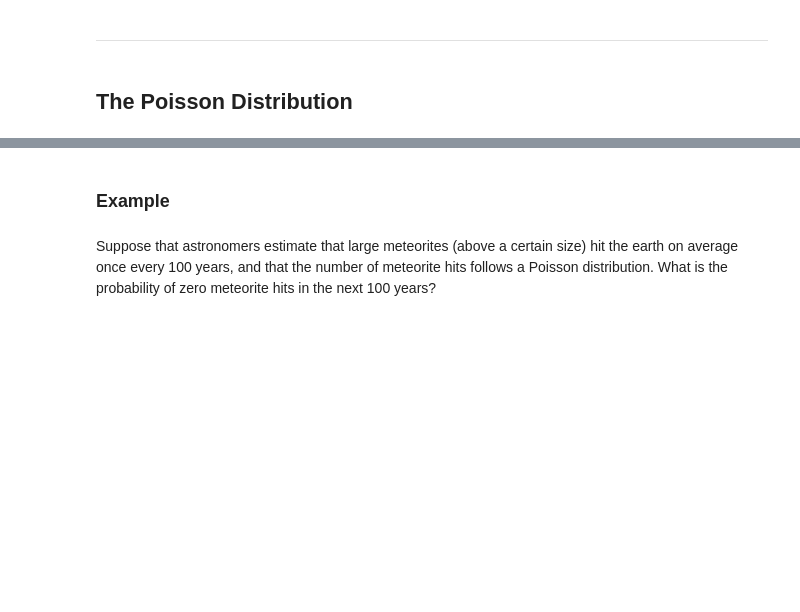
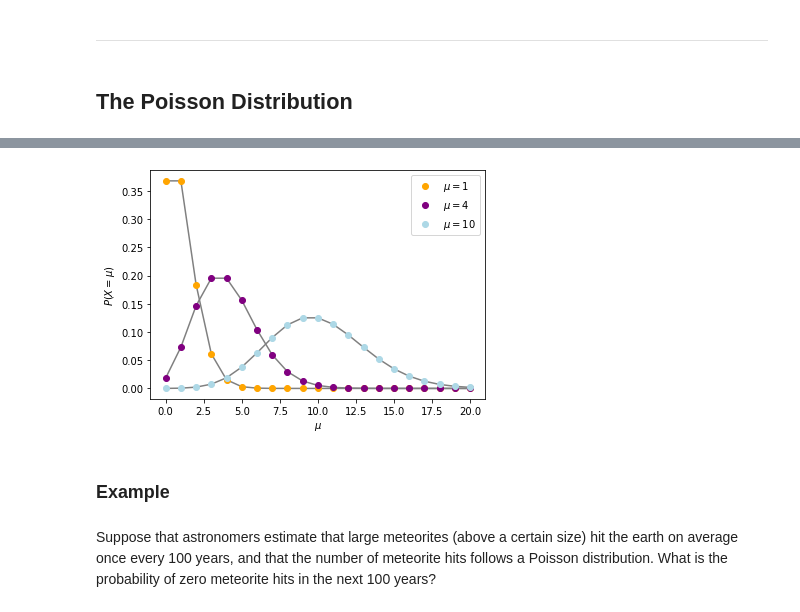
Before and after one commit to philrelton/Data-Analysis-2022, a Jupyter notebook: blended_exercises/Chapter 3/Chapter3.ipynb, the cells around one changed output, grey strips where cells are left out. Saved outputs shown, nothing was run; the diff lists cells and outputs as text; code cells hidden in the pictures; blank space fills up the shorter version.

```diff
--- a/blended_exercises/Chapter 3/Chapter3.ipynb
+++ b/blended_exercises/Chapter 3/Chapter3.ipynb
@@ -569,3 +567,31 @@ Some example Poisson distributions are shown below.
+# %%
+import numpy as np
+import matplotlib.pyplot as plt
+import scipy.special as sp
+from scipy.stats import poisson
+
+X = np.arange(0,21)
+
+# let's plot 3 curves with different mu values
+
+col = {1: 'orange', 4: 'purple', 10: 'lightblue'} # define colours for lines
+labels = {1: "$\mu=1$", 4: "$\mu=4$", 10: "$\mu=10$"} # define labels for lines
+
+plt.figure(figsize=(6,4.2))
+
+for mu in 1,4,10:
+    P = poisson.pmf(X,mu)
+
+    plt.plot(X, P, '-', color='grey')
+    a = plt.plot(X, P, 'o', color=col[mu], label = labels[mu])
+    plt.legend()
+
+plt.xlabel("$\mu$")
+plt.ylabel(r"$P(X=\mu)$")
+plt.xlim(-1,21)
+plt.show()
+# %% [output]
+[figure, added]
 # %% [markdown]
 ### Example
 # %% [markdown]
```
Also changed, not shown: parts of 6 cells of this notebook, 3 other files.
